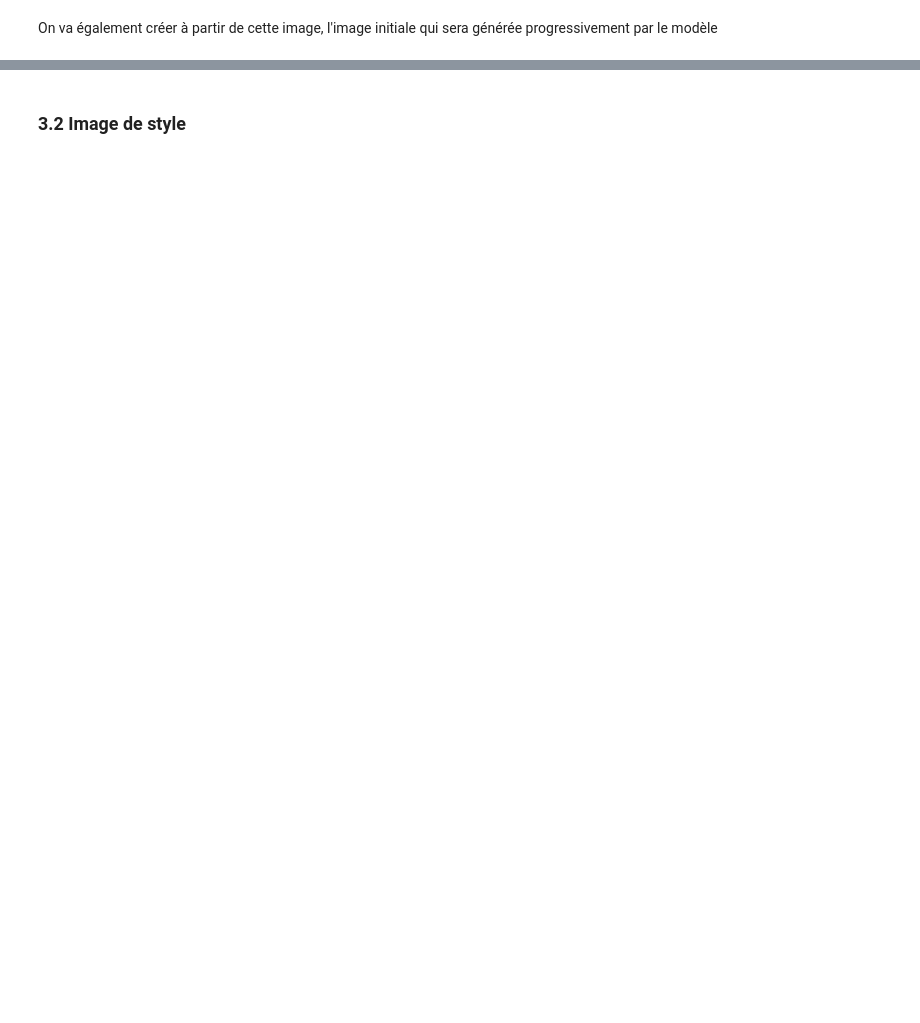
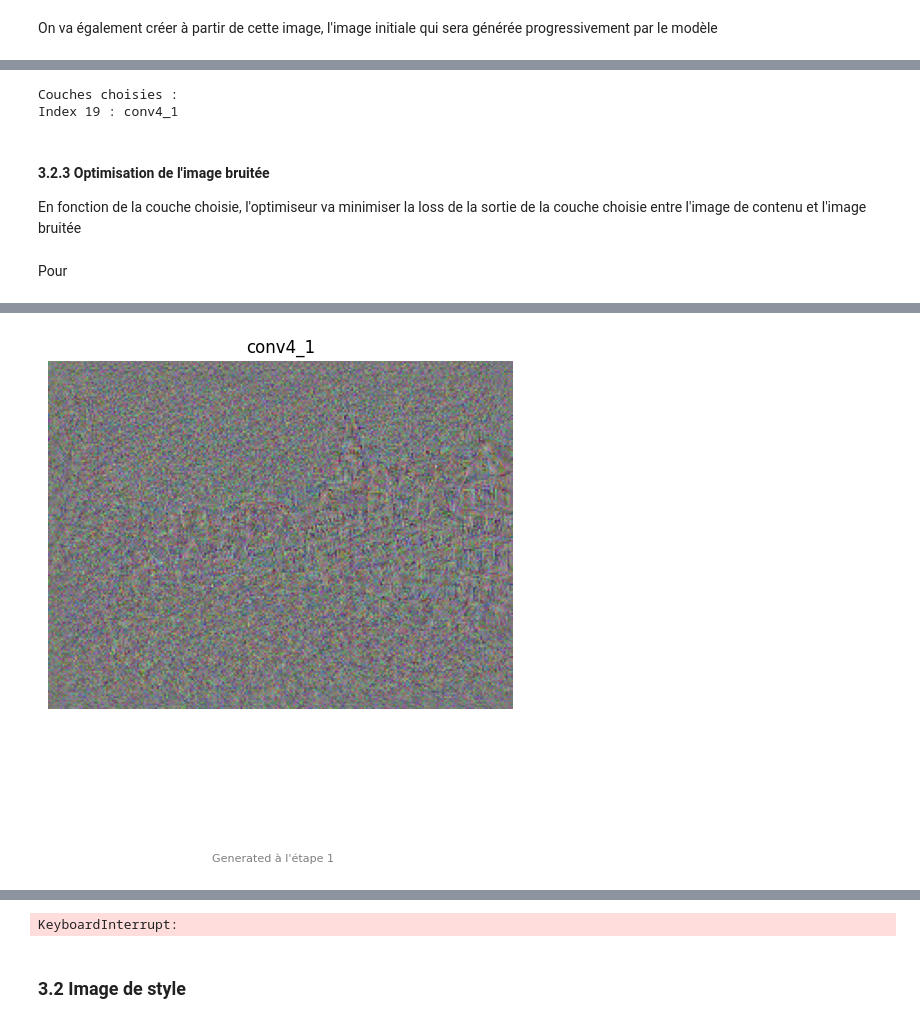
Before and after one commit to audrey1306/Neural_Style_Transfer, a Jupyter notebook: VGG_preentraine.ipynb, the cells around one changed output, grey strips where cells are left out. Saved outputs shown, nothing was run; the diff lists cells and outputs as text; code cells hidden in the pictures; blank space fills up the shorter version.

```diff
--- a/VGG_preentraine.ipynb
+++ b/VGG_preentraine.ipynb
@@ -343,0 +352,19 @@ plt.show()
+# %%
+# CHOIX COUCHES DE CONTENU
+
+content_layers = [19]
+
+print_layer_names(content_layers, layer_names)
+# %% [output]
+Couches choisies :
+Index 19 : conv4_1
+# %%
+#Instancier l'extracteur
+content_extractor = VGGFeatures(vgg, layers=content_layers)
+
+# activations (features maps) de l'image de contenu pour la couche lié à au content_extracteur
+content_features = content_extractor(content_image)
+# %% [markdown]
+#### 3.2.3 Optimisation de l'image bruitée
+
+En fonction de la couche choisie, l'optimiseur va minimiser la loss de la sortie de la couche choisie entre l'image de contenu et l'image bruitée
@@ -343,0 +393,44 @@ plt.show()
+# %% [markdown]
+Pour
+# %%
+# CHOIX PARAMETRES
+
+num_steps = 500
+display_steps = [1, 10, 50, 100, 200, 300, 400, 500]
+loss_threshold = 1e-3  # par exemple, dès que la loss est <0.0001, on arrête
+# %%
+
+start_total = time.time()
+
+for i in range(num_steps):
+
+    content_optimizer.step(content_closure) # mise à jour du tenseur content_generated
+
+    elapsed_total = time.time() - start_total
+
+    print(
+        f"Step {i+1}/{num_steps} | "
+        f"Loss: {last_loss:.6f} | "
+        f"Temps total: {elapsed_total/60:.2f} min"
+    )
+
+    if (i + 1) in display_steps:
+        plt.figure(figsize=(6,6))
+        plt.imshow(tensor_to_image(content_generated))
+        plt.axis('off')
+        plt.title(layer_names[content_layers[0]])
+        plt.figtext(0.5, -0.05,f"Generated à l'étape {i+1}",ha="center", fontsize=8, color="gray")
+
+        plt.show()
+
+    # Stop si la loss est déjà très faible
+    if last_loss is not None and last_loss < loss_threshold:
+        print(f"Loss < {loss_threshold}, arrêt anticipé à l'étape {i+1}")
+        plt.figure(figsize=(6,6))
+        plt.imshow(tensor_to_image(content_generated))
+        plt.axis('off')
+        plt.title(layer_names[content_layers[0]])
+        plt.figtext(0.5, -0.05,f"Generated à l'étape {i+1}",ha="center", fontsize=8, color="gray")
+        plt.show()
+        break
+# %% [output]
@@ -343,0 +438 @@ plt.show()
+[figure, added]
@@ -344,3 +441,4 @@ plt.show()
+KeyboardInterrupt:
 # %% [markdown]
 ### 3.2 Image de style
 # %%
```
Also changed, not shown: parts of 49 cells of this notebook.
